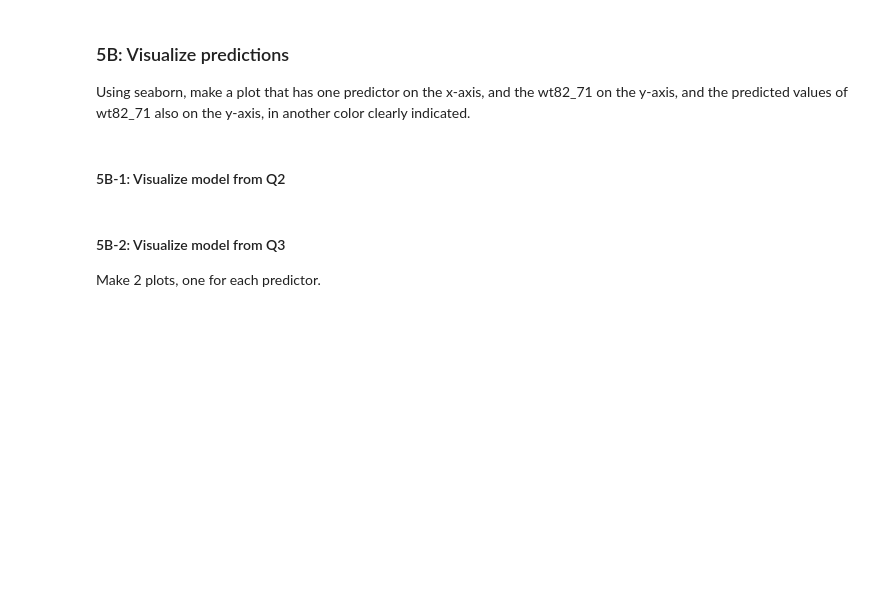
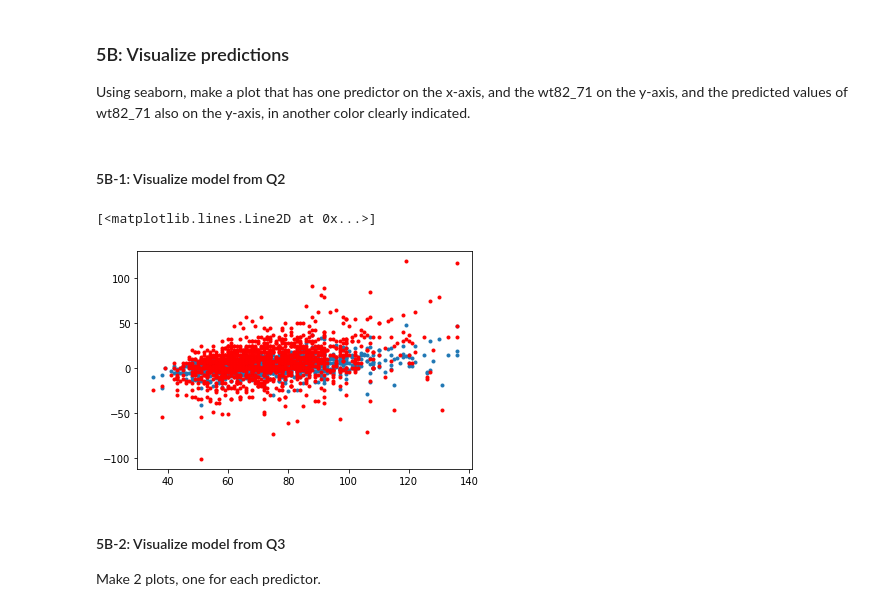
Before and after one commit to sam-delap/ds4bio, a Jupyter notebook: ProblemSets/hw5.ipynb, the cells around one changed output. Drawn from its saved outputs; the diff is of its cells as text; code cells hidden in the pictures; blank space fills up the shorter version.

```diff
--- a/ProblemSets/hw5.ipynb
+++ b/ProblemSets/hw5.ipynb
@@ -14,25 +14,6 @@ More extreme values get put together. Like if possible values are "Love ice crea
 import pandas as pd
 import numpy as np
 nhefs = pd.read_csv('../data/nhefs.csv')
-
-# If the data is numeric, split it in half based on whether it's lower or higher than the median
-
-# Pull only numeric columns
-num_df = nhefs.select_dtypes(include=['int64', 'float64'])
-# For each numeric column
-for col in num_df.columns:
-    # Find the median of the data in that column
-    med = num_df[col].median()
-    # Check whether data is greater than the median
-    indexer = num_df[col] > med
-    # Reassign the boolean value to the value of that column in the df
-    num_df[col] = indexer
-
-# For numeric columns, reassign True as 'high' and False as 'low'
-num_df = num_df.applymap(lambda x: 'high' if x==True else 'low')
-# Replace the numeric columns in the main df with our encoded columns
-nhefs = nhefs.drop(num_df.columns, axis=1)
-nhefs = pd.concat([num_df, nhefs], axis=1)
 
 # For columns with categories, pull the category
 cats = nhefs.loc[:,['alcoholfreq', 'exercise', 'quit']]
@@ -53,6 +34,5 @@ nhefs['marital'] = nhefs['marital'] == 'married'
 # race
 nhefs['race'] = nhefs['race'] == 'White'
 
-for col in nhefs.columns:
-    print(nhefs.groupby(col).size())
+nhefs
 # %% [output]
@@ -109,3 +169,15 @@ Calculate RMSE, R-squared, and likelihood of your best models without using the
 ## 5. Predict
 ### 5A: Make predictions
 Predict weight gain using the best models you created in 2 and 3. Do not use the "predict" function of the model.  Your answer should create a Series for each of the two models. Print out the head of the Series and the describe of the series, for each series, with the models clearly labeled.
+# %%
+# Model of single best predictor
+wg = model.params[0] * nhefs['wt82_71'] + model.params[1]
+print('Single best predictor')
+display(wg.head())
+print(wg.describe())
+
+# Model of two best predictors
+print('Two best predictors')
+wg_2_preds = two_model.params[0] * nhefs['wt82_71'] + two_model.params[1]
+wg_2_preds.head()
+print(wg_2_preds.describe())
@@ -114,6 +213,15 @@ Predict weight gain using the best models you created in 2 and 3. Do not use the
 Using seaborn, make a plot that has one predictor on the x-axis, and the wt82_71 on the y-axis, and the predicted values of wt82_71 also on the y-axis, in another color clearly indicated.
 # %% [markdown]
 #### 5B-1: Visualize model from Q2
+# %%
+import matplotlib.pyplot as plt
+
+f, ax = plt.subplots(1)
+ax.plot(nhefs['wt82'], nhefs['wt82_71'], '.')
+ax.plot(nhefs['wt82'], wg, '.', color='red')
+# %% [output]
+[<matplotlib.lines.Line2D at 0x...>]
+[figure, added]
 # %% [markdown]
 #### 5B-2: Visualize model from Q3
 Make 2 plots, one for each predictor.
```
Also changed, not shown: parts of 9 cells of this notebook, 1 other file.
